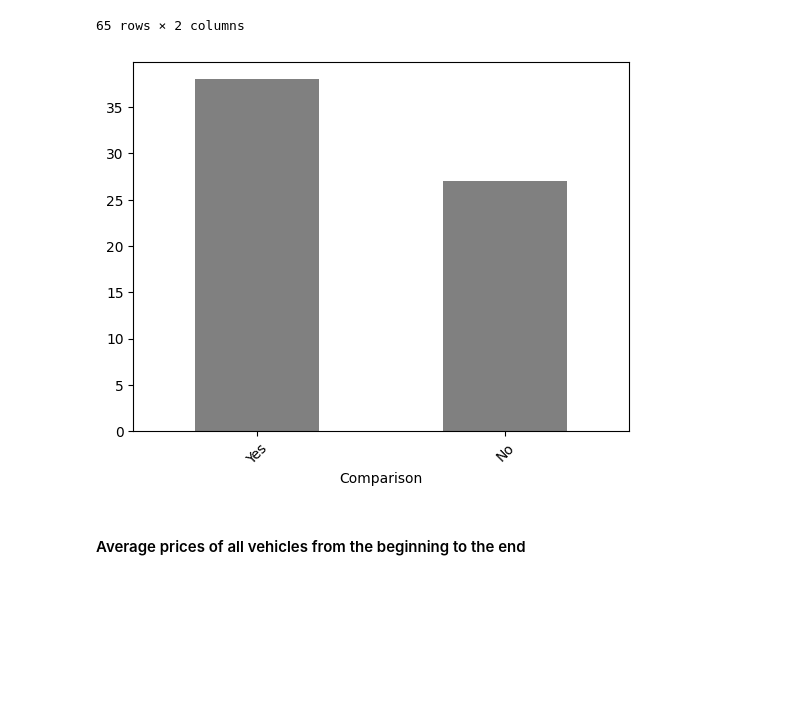
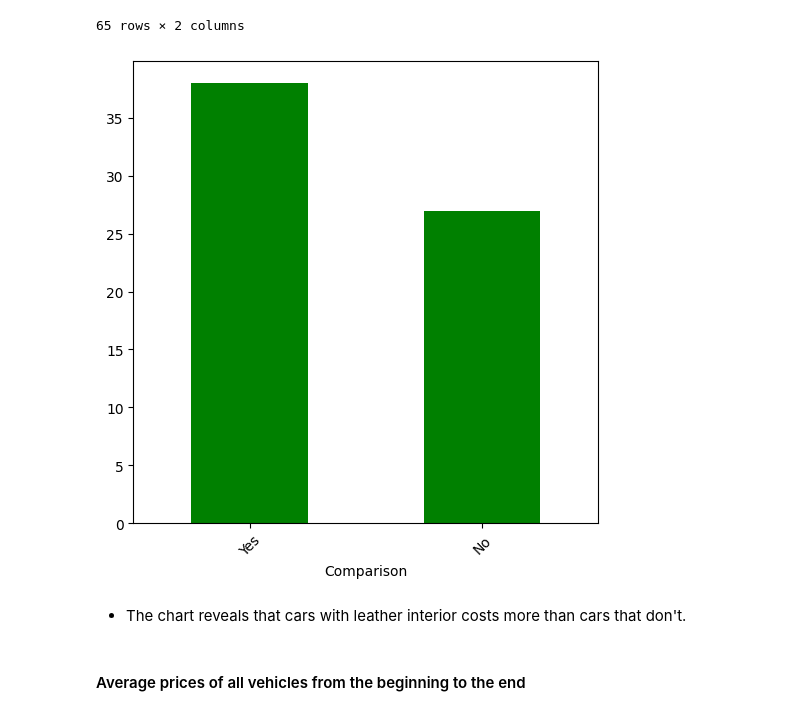
Before and after one commit to Utkarsh11-git/EDA_Car_Price_Python-, a Jupyter notebook: EDA_Car_Price.ipynb, the cells around one changed output. Saved outputs shown, nothing was run; the diff lists cells and outputs as text; code cells hidden in the pictures; blank space fills up the shorter version.

```diff
--- a/EDA_Car_Price.ipynb
+++ b/EDA_Car_Price.ipynb
@@ -302,17 +302,19 @@ pivot_avg_price
 # %%
 # Comparison of the 2 columns to check what costs more
 
 def check(x):
     if x['No']>x['Yes']:
         return 'No'
     else:
         return 'Yes'
 pivot_avg_price['Comparison']=pivot_avg_price.apply(check, axis=1)
-pivot_avg_price['Comparison'].value_counts().plot(kind='bar',color='grey')
+pivot_avg_price['Comparison'].value_counts().plot(kind='bar',color='green',figsize=(6,6))
 plt.grid(False)
 plt.xticks(rotation=45);
 # %% [output]
-[figure, old version]
+[figure, new version]
+# %% [markdown]
+* The chart reveals that cars with leather interior costs more than cars that don't.
 # %% [markdown]
 #### Average prices of all vehicles from the beginning to the end
 # %%
```
